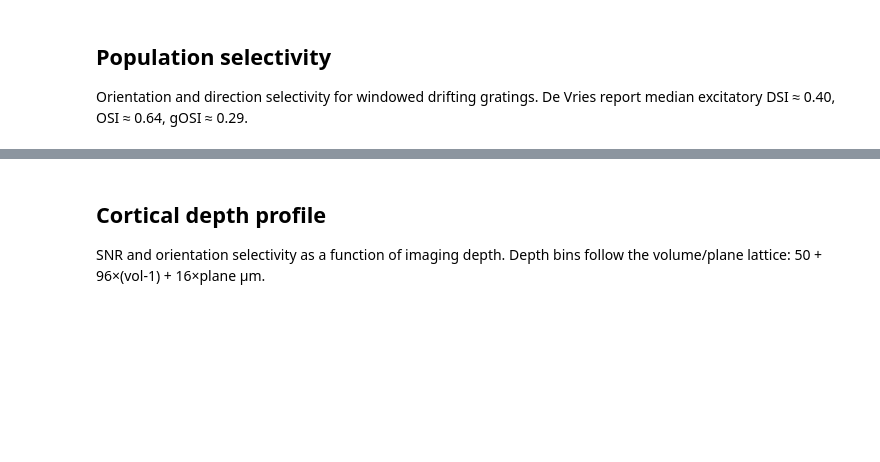
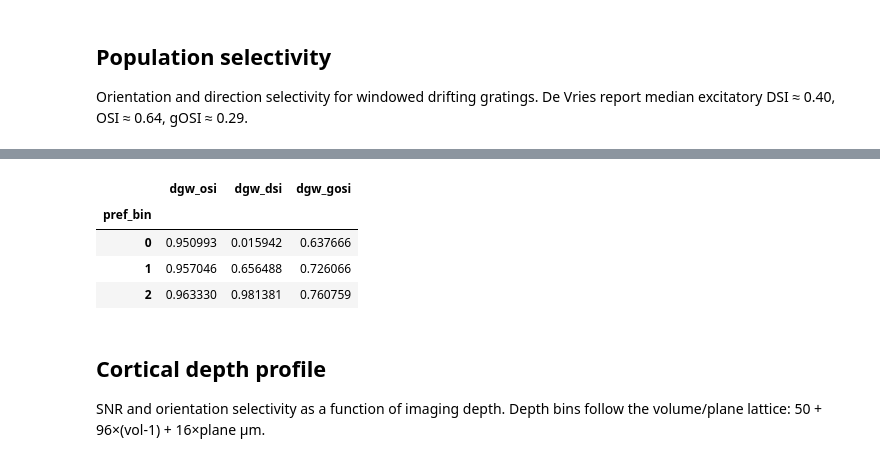
Before and after one commit to bpdanskin/v1dd-functional-metrics, a Jupyter notebook: docs/notebooks/example_figures.ipynb, the cells around one changed output, grey strips where cells are left out. Cells and saved outputs as stored; diff of their text form; code cells hidden in the pictures; blank space fills up the shorter version.

```diff
--- a/docs/notebooks/example_figures.ipynb
+++ b/docs/notebooks/example_figures.ipynb
@@ -75,3 +80,11 @@ plt.show()
+# %%
+examples[['dgw_osi','dgw_dsi','dgw_gosi']]
+# %% [output]
+|  | dgw_osi | dgw_dsi | dgw_gosi |
+| pref_bin |  |  |  |
+| 0 | 0.950993 | 0.015942 | 0.637666 |
+| 1 | 0.957046 | 0.656488 | 0.726066 |
+| 2 | 0.963330 | 0.981381 | 0.760759 |
 # %% [markdown]
 ## Cortical depth profile
 
```
Also changed, not shown: parts of 9 cells of this notebook, 2 other files.
